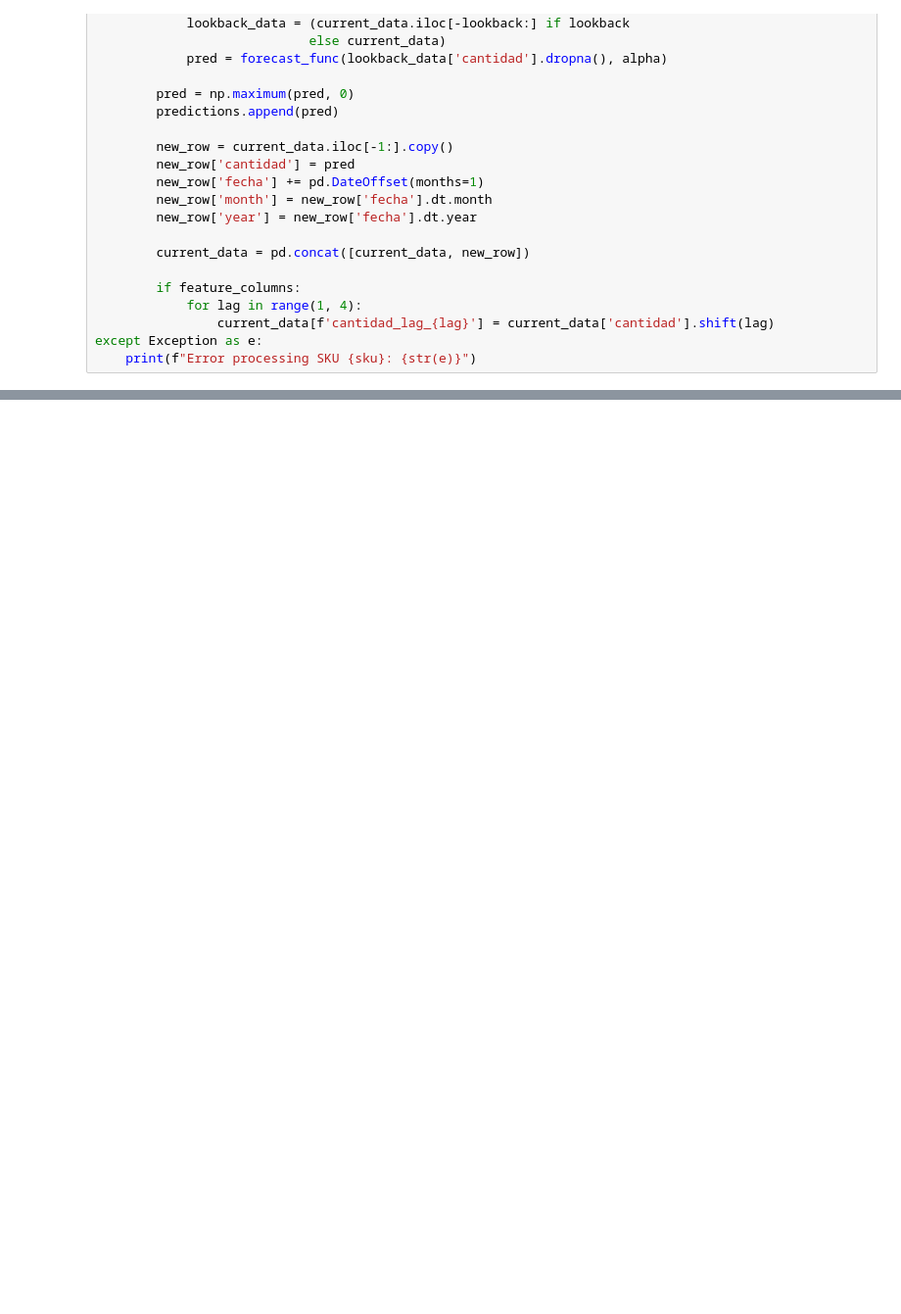
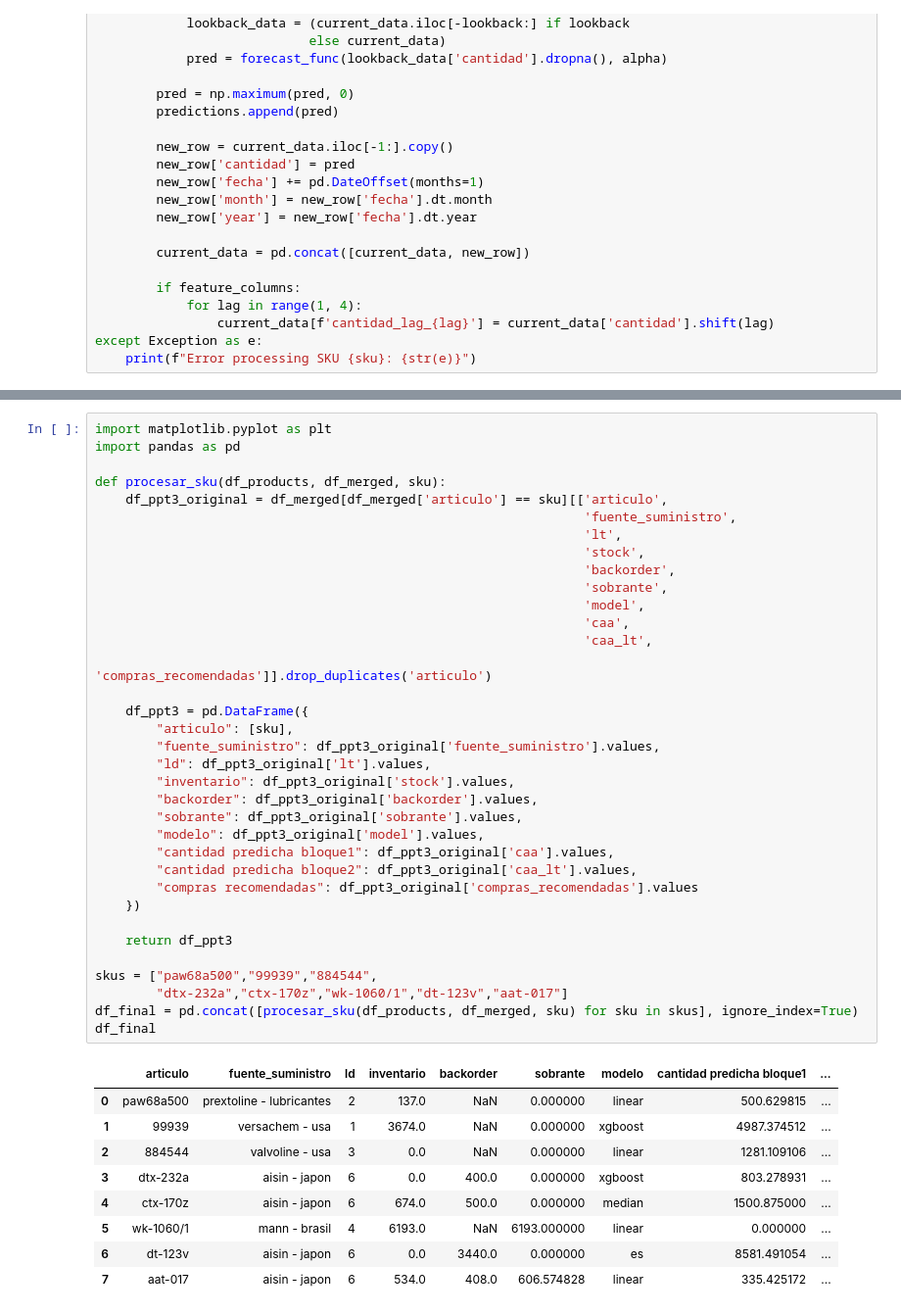
Before and after one commit to gejocamo10/catusita_analytics, a Jupyter notebook: test_producto_mas_vendidos.ipynb, the cells around one changed output, grey strips where cells are left out. Shown at 98% size. Cells and saved outputs as stored; diff of their text form; blank space fills up the shorter version.

```diff
--- a/test_producto_mas_vendidos.ipynb
+++ b/test_producto_mas_vendidos.ipynb
@@ -580,0 +556,45 @@ df_merged[df_merged['articulo'] == articulo_mas_venta][['stock','backorder','caa
+# %%
+import matplotlib.pyplot as plt
+import pandas as pd
+
+def procesar_sku(df_products, df_merged, sku):
+    df_ppt3_original = df_merged[df_merged['articulo'] == sku][['articulo',
+                                                                'fuente_suministro',
+                                                                'lt',
+                                                                'stock',
+                                                                'backorder',
+                                                                'sobrante',
+                                                                'model',
+                                                                'caa',
+                                                                'caa_lt',
+                                                                'compras_recomendadas']].drop_duplicates('articulo')
+
+    df_ppt3 = pd.DataFrame({
+        "articulo": [sku],
+        "fuente_suministro": df_ppt3_original['fuente_suministro'].values,
+        "ld": df_ppt3_original['lt'].values,
+        "inventario": df_ppt3_original['stock'].values,
+        "backorder": df_ppt3_original['backorder'].values,
+        "sobrante": df_ppt3_original['sobrante'].values,
+        "modelo": df_ppt3_original['model'].values,
+        "cantidad predicha bloque1": df_ppt3_original['caa'].values,
+        "cantidad predicha bloque2": df_ppt3_original['caa_lt'].values,
+        "compras recomendadas": df_ppt3_original['compras_recomendadas'].values
+    })
+
+    return df_ppt3
+
+skus = ["paw68a500","99939","884544",
+        "dtx-232a","ctx-170z","wk-1060/1","dt-123v","aat-017"]
+df_final = pd.concat([procesar_sku(df_products, df_merged, sku) for sku in skus], ignore_index=True)
+df_final
+# %% [output]
+|  | articulo | fuente_suministro | ld | inventario | backorder | sobrante | modelo | cantidad predicha bloque1 | ... |
+| 0 | paw68a500 | prextoline - lubricantes | 2 | 137.0 | NaN | 0.000000 | linear | 500.629815 | ... |
+| 1 | 99939 | versachem - usa | 1 | 3674.0 | NaN | 0.000000 | xgboost | 4987.374512 | ... |
+| 2 | 884544 | valvoline - usa | 3 | 0.0 | NaN | 0.000000 | linear | 1281.109106 | ... |
+| 3 | dtx-232a | aisin - japon | 6 | 0.0 | 400.0 | 0.000000 | xgboost | 803.278931 | ... |
+| 4 | ctx-170z | aisin - japon | 6 | 674.0 | 500.0 | 0.000000 | median | 1500.875000 | ... |
+| 5 | wk-1060/1 | mann - brasil | 4 | 6193.0 | NaN | 6193.000000 | linear | 0.000000 | ... |
+| 6 | dt-123v | aisin - japon | 6 | 0.0 | 3440.0 | 0.000000 | es | 8581.491054 | ... |
+| 7 | aat-017 | aisin - japon | 6 | 534.0 | 408.0 | 606.574828 | linear | 335.425172 | ... |
```
Also changed, not shown: parts of 8 cells of this notebook, 14 other files.
